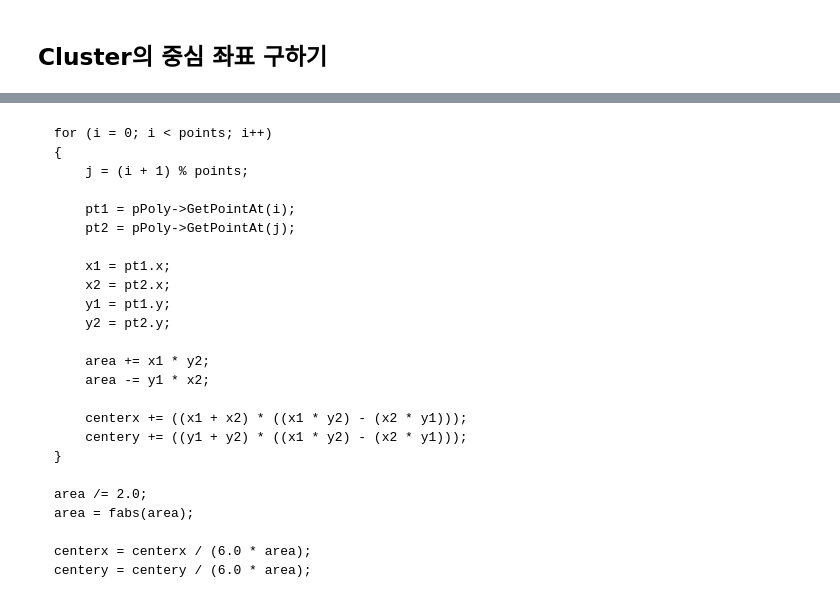
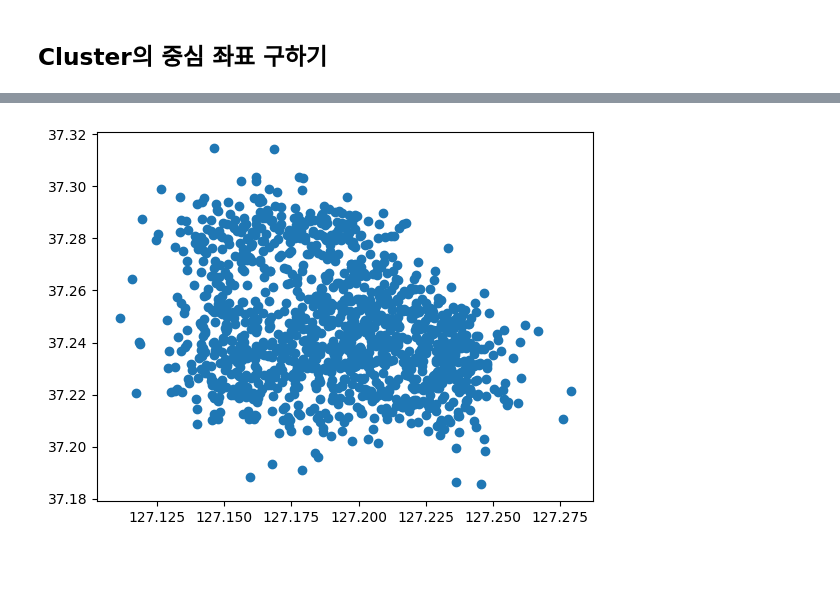
Before and after one commit to jaesoekjjang/ev-station-opt, a Jupyter notebook: code/4_set_cover.ipynb, the cells around one changed output, grey strips where cells are left out. Cells and saved outputs as stored; diff of their text form; code cells hidden in the pictures; blank space fills up the shorter version.

````diff
--- a/code/4_set_cover.ipynb
+++ b/code/4_set_cover.ipynb
@@ -205,27 +156,22 @@ nan nan
-# %% [markdown]
-```
-for (i = 0; i < points; i++)
-{
-	j = (i + 1) % points;
-
-	pt1 = pPoly->GetPointAt(i);
-	pt2 = pPoly->GetPointAt(j);
-
-	x1 = pt1.x;
-	x2 = pt2.x;
-	y1 = pt1.y;
-	y2 = pt2.y;
-
-	area += x1 * y2;
-	area -= y1 * x2;
-
-	centerx += ((x1 + x2) * ((x1 * y2) - (x2 * y1)));
-	centery += ((y1 + y2) * ((x1 * y2) - (x2 * y1)));
-}
-
-area /= 2.0;
-area = fabs(area);
-
-centerx = centerx / (6.0 * area);
-centery = centery / (6.0 * area);
-```
+# %%
+xcrds = []
+ycrds = []
+
+for g in groups:
+  min_x, max_x, min_y, max_y = g['cell_xcrd'][0], g['cell_xcrd'][0], g['cell_ycrd'][0], g['cell_ycrd'][0]
+
+  for i, r in g.iterrows():
+    min_x = min(min_x, r['cell_xcrd'])
+    max_x = max(max_x, r['cell_xcrd'])
+    min_y = min(min_y, r['cell_ycrd'])
+    max_y = max(max_y, r['cell_ycrd'])
+
+  xcrds.append((min_x + max_x) / 2)
+  ycrds.append((min_y + max_y) / 2)
+# %%
+import matplotlib.pyplot as plt
+
+plt.scatter(xcrds, ycrds)
+plt.show()
+# %% [output]
+[figure, added]
````
Also changed, not shown: parts of 10 cells of this notebook.
